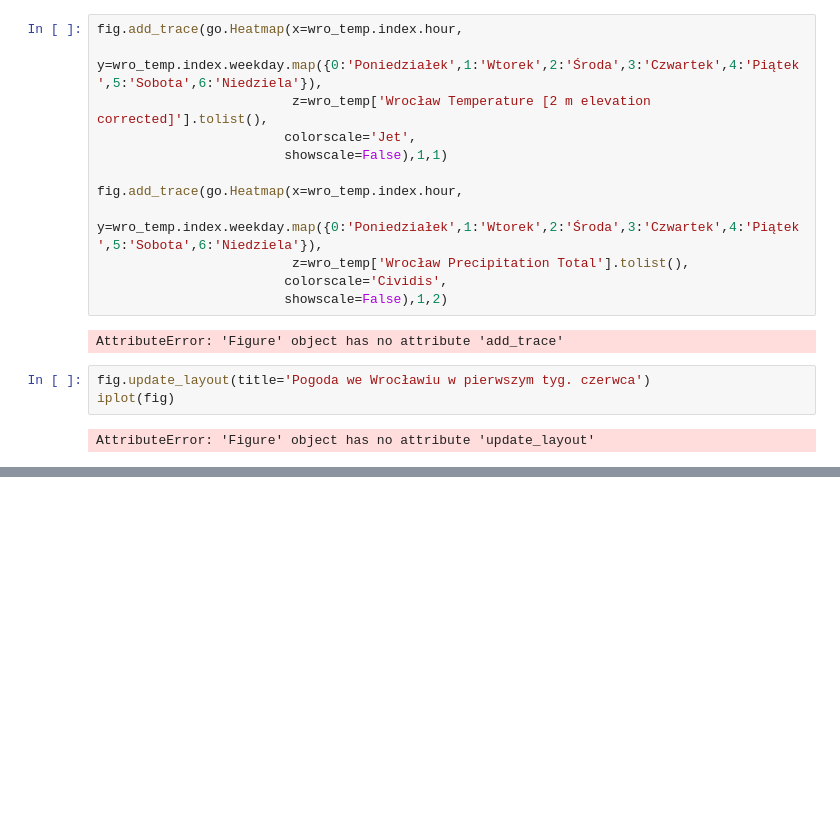
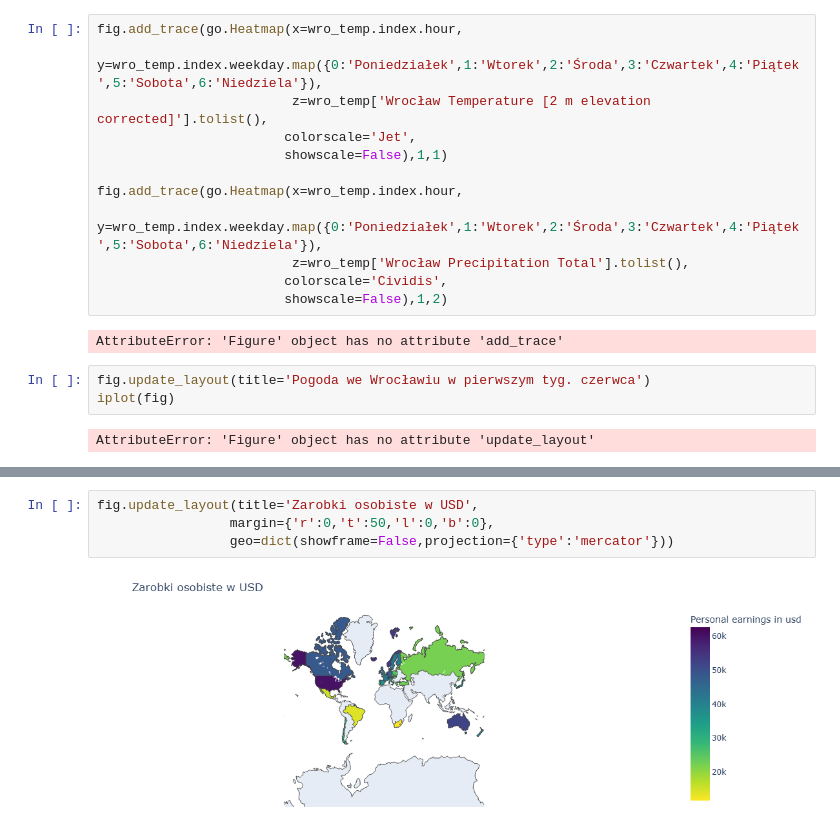
Before and after one commit to Tobias-2/modul_11, a Jupyter notebook: Untitled.ipynb, the cells around one changed output, grey strips where cells are left out. Cells and saved outputs as stored; diff of their text form; blank space fills up the shorter version.

```diff
--- a/Untitled.ipynb
+++ b/Untitled.ipynb
@@ -277,0 +291,6 @@ AttributeError: 'Figure' object has no attribute 'update_layout'
+# %%
+fig.update_layout(title='Zarobki osobiste w USD',
+                 margin={'r':0,'t':50,'l':0,'b':0},
+                 geo=dict(showframe=False,projection={'type':'mercator'}))
+# %% [output]
+[figure, added]
```
Also changed, not shown: parts of 4 cells of this notebook, 3 other files.
